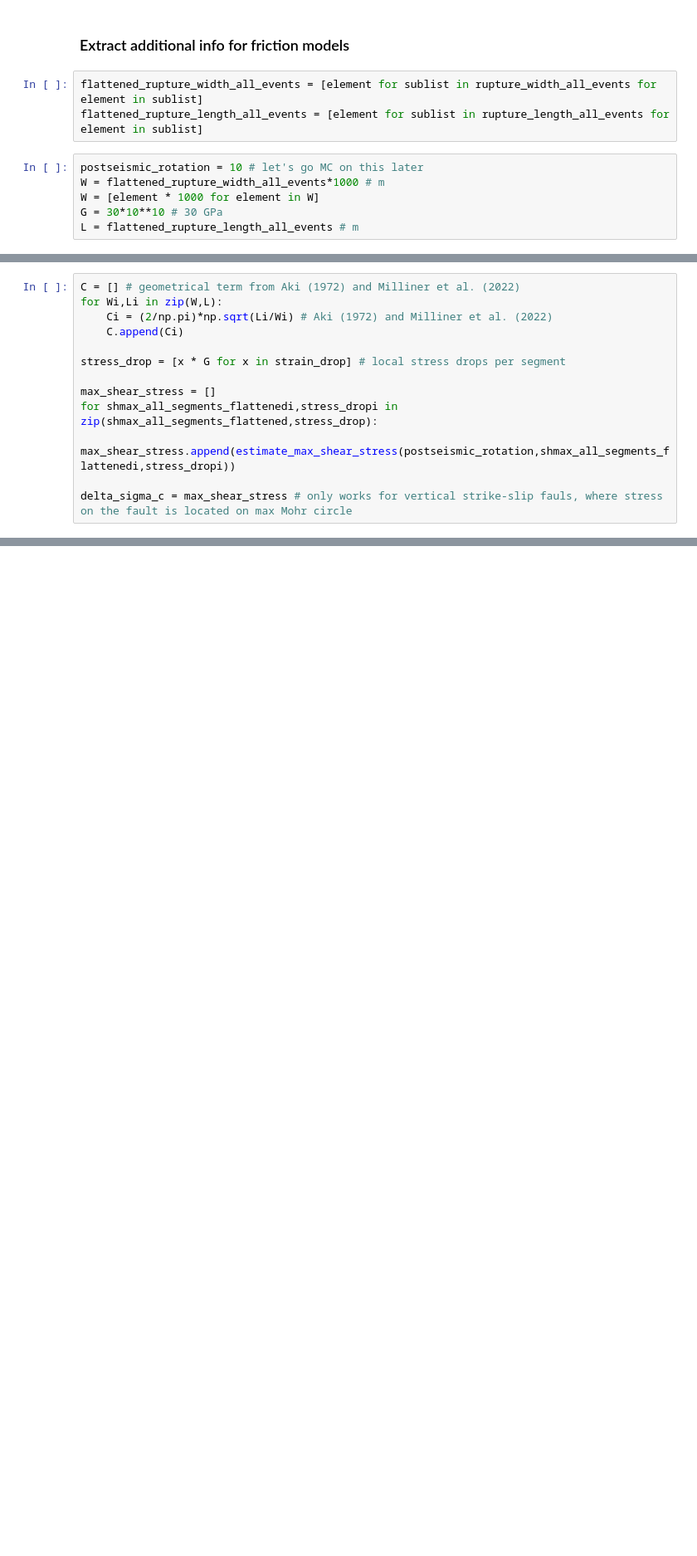
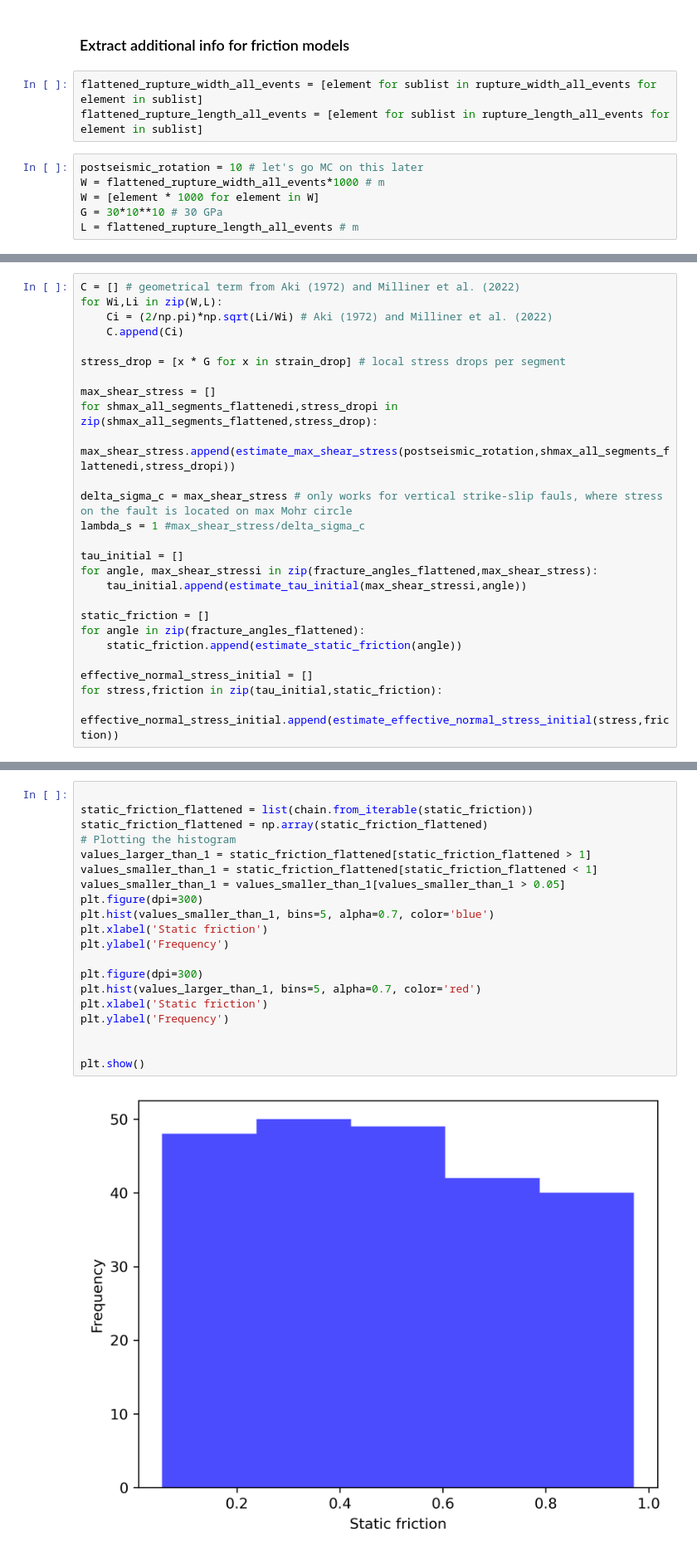
Before and after one commit to absrp/stress_strength_coseismic, a Jupyter notebook: stress_analysis.ipynb, the cells around one changed output, grey strips where cells are left out. Shown: that part at 83% size. Cells and saved outputs as stored; diff of their text form; blank space fills up the shorter version.

```diff
--- a/stress_analysis.ipynb
+++ b/stress_analysis.ipynb
@@ -271,3 +271,16 @@ for shmax_all_segments_flattenedi,stress_dropi in zip(shmax_all_segments_flatten
     max_shear_stress.append(estimate_max_shear_stress(postseismic_rotation,shmax_all_segments_flattenedi,stress_dropi))
 
 delta_sigma_c = max_shear_stress # only works for vertical strike-slip fauls, where stress on the fault is located on max Mohr circle
+lambda_s = 1 #max_shear_stress/delta_sigma_c
+
+tau_initial = []
+for angle, max_shear_stressi in zip(fracture_angles_flattened,max_shear_stress):
+    tau_initial.append(estimate_tau_initial(max_shear_stressi,angle))
+
+static_friction = []
+for angle in zip(fracture_angles_flattened):
+    static_friction.append(estimate_static_friction(angle))
+
+effective_normal_stress_initial = []
+for stress,friction in zip(tau_initial,static_friction):
+    effective_normal_stress_initial.append(estimate_effective_normal_stress_initial(stress,friction))
@@ -273,0 +289,22 @@ delta_sigma_c = max_shear_stress # only works for vertical strike-slip fauls, wh
+# %%
+
+static_friction_flattened = list(chain.from_iterable(static_friction))
+static_friction_flattened = np.array(static_friction_flattened)
+# Plotting the histogram
+values_larger_than_1 = static_friction_flattened[static_friction_flattened > 1]
+values_smaller_than_1 = static_friction_flattened[static_friction_flattened < 1]
+values_smaller_than_1 = values_smaller_than_1[values_smaller_than_1 > 0.05]
+plt.figure(dpi=300)
+plt.hist(values_smaller_than_1, bins=5, alpha=0.7, color='blue')
+plt.xlabel('Static friction')
+plt.ylabel('Frequency')
+
+plt.figure(dpi=300)
+plt.hist(values_larger_than_1, bins=5, alpha=0.7, color='red')
+plt.xlabel('Static friction')
+plt.ylabel('Frequency')
+
+
+plt.show()
+# %% [output]
+[figure, added]
```
Also changed, not shown: parts of 3 cells of this notebook.
